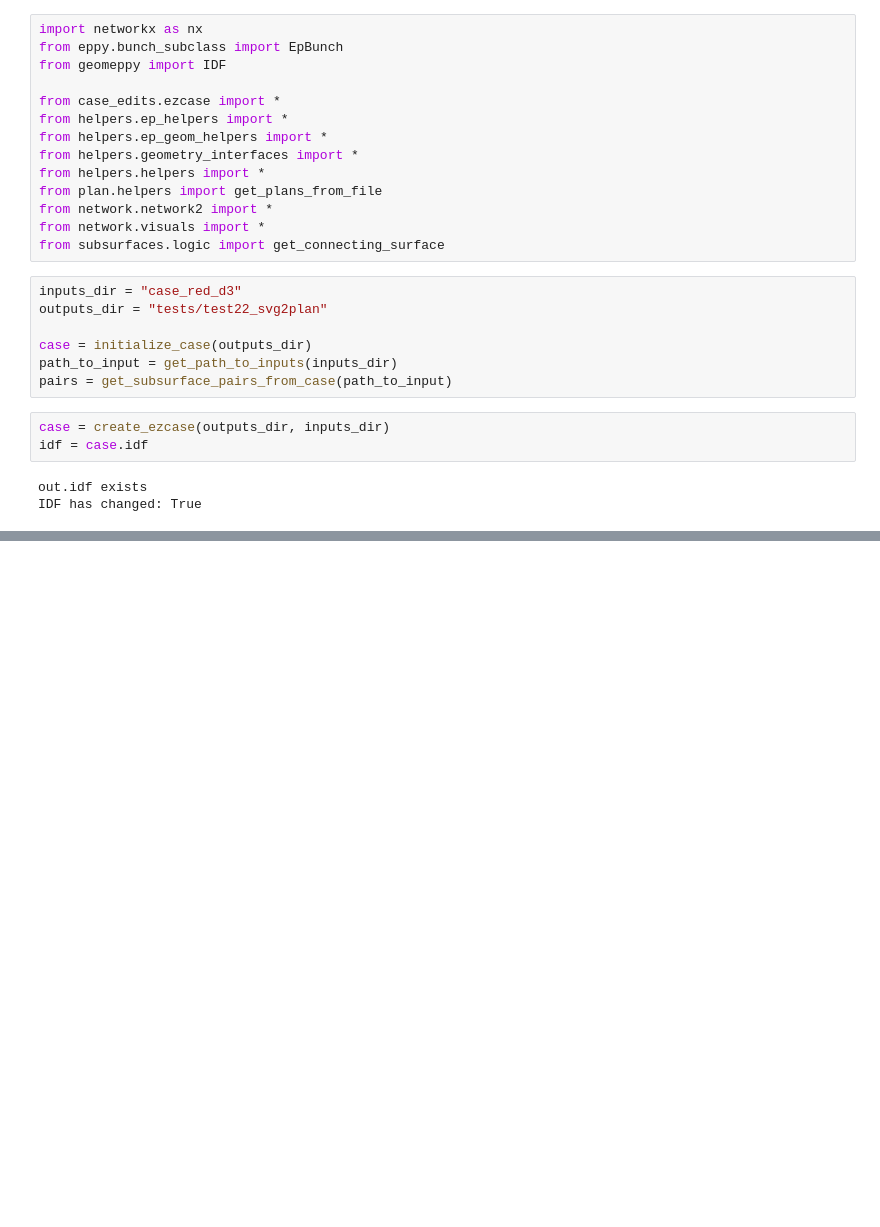
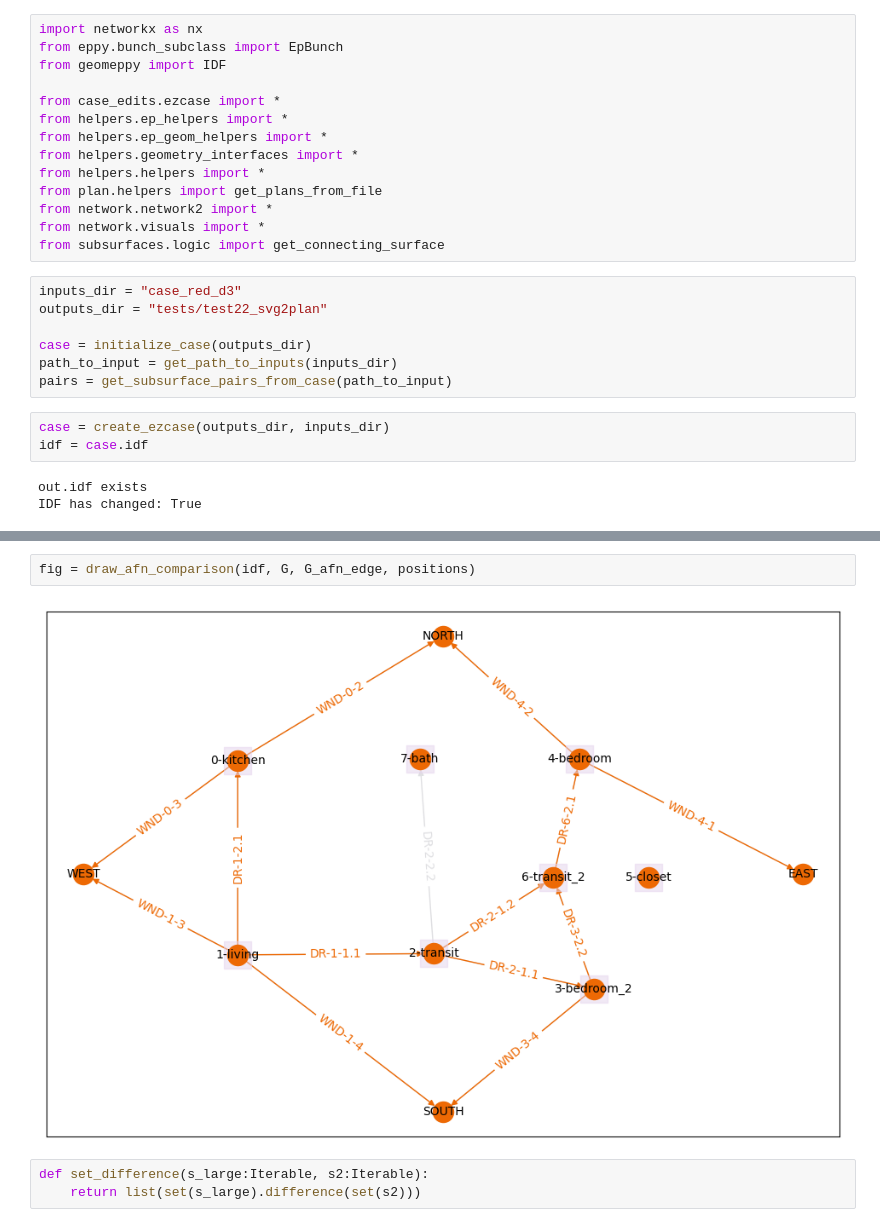
Before and after one commit to juliet29/plan2EPlus, a Jupyter notebook: _notebooks/t05_svg2plan.ipynb, the cells around one changed output, grey strips where cells are left out. Drawn from its saved outputs; the diff is of its cells as text; blank space fills up the shorter version.

```diff
--- a/_notebooks/t05_svg2plan.ipynb
+++ b/_notebooks/t05_svg2plan.ipynb
@@ -41,0 +64,7 @@ fig = draw_afn_comparison(idf, G, positions)
+# %%
+fig = draw_afn_comparison(idf, G, G_afn_edge, positions)
+# %% [output]
+[figure, added]
+# %%
+def set_difference(s_large:Iterable, s2:Iterable):
+    return list(set(s_large).difference(set(s2)))
```
Also changed, not shown: parts of 5 cells of this notebook, 6 other files.
